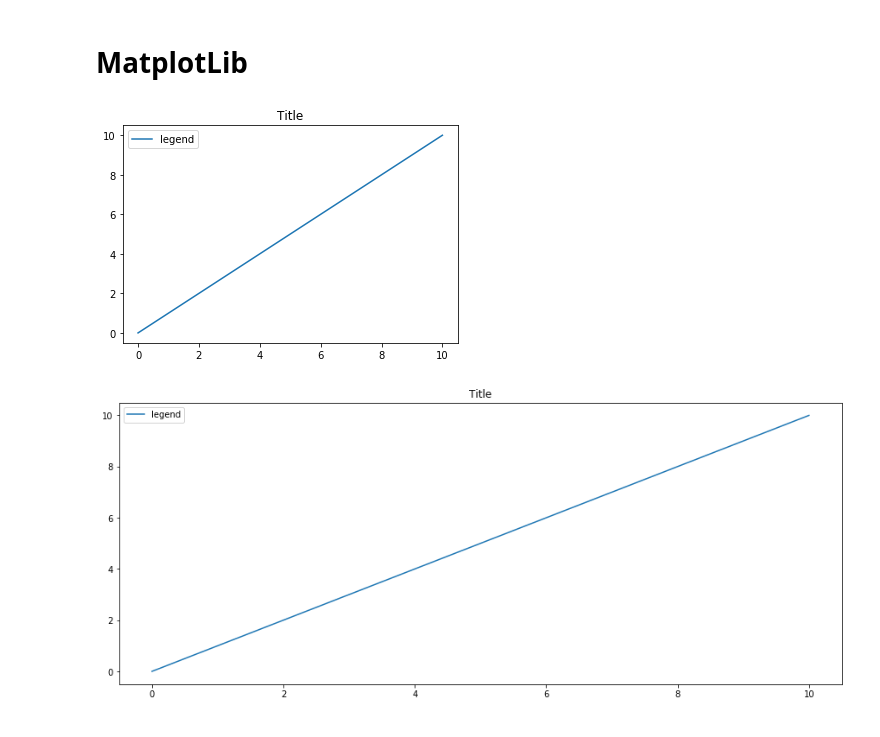
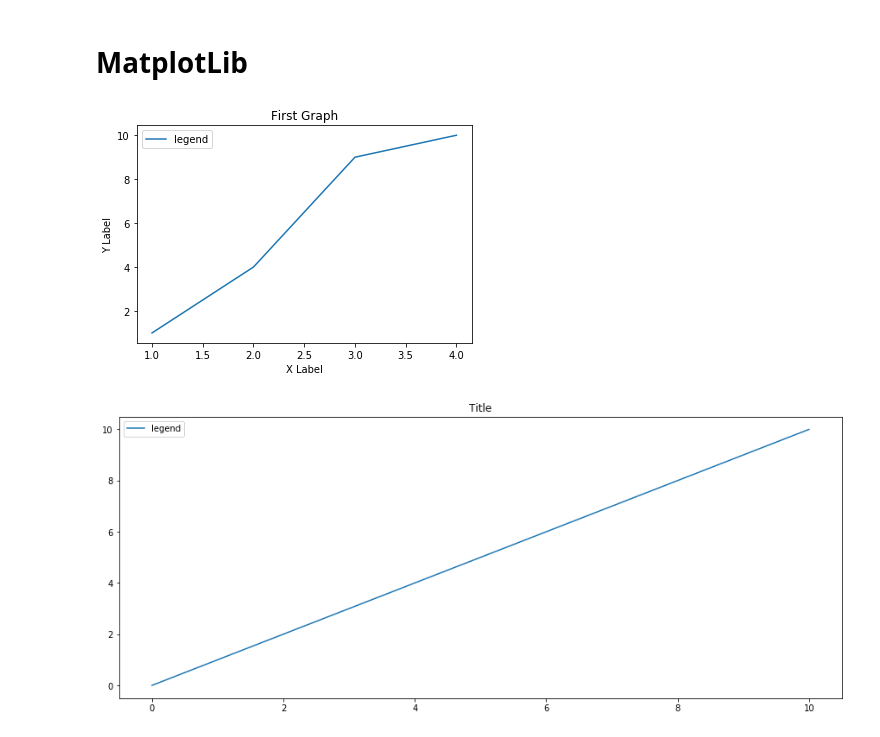
Before and after one commit to neerja198/Data-Science-Portfolio-in-Python, a Jupyter notebook: MatplotLib_Visualisation.ipynb, the cells around one changed output. Saved outputs shown, nothing was run; the diff lists cells and outputs as text; code cells hidden in the pictures.

```diff
--- a/MatplotLib_Visualisation.ipynb
+++ b/MatplotLib_Visualisation.ipynb
@@ -38,22 +38,25 @@ This is a plotting library used for 2D graphics in python programming language.
 # %%
 # Import the necessary packages and modules
 import matplotlib.pyplot as plt
 import numpy as np
 
 # Prepare the data
-x = np.linspace(0, 10, 100)
+x = [1,2,3,4]
+y= [1,4,9,10]
 
 # Plot the data
-plt.plot(x, x, label='legend')
+plt.plot(x, y, label='legend')
 
 #Add Title
-plt.title("Title")
+plt.title("First Graph")
+plt.ylabel("Y Label")
+plt.xlabel("X Label")
 
 # Add a legend
-plt.legend()
+plt.legend(loc="upper left")
 
 # Show the plot
 plt.show()
 # %% [output]
-[figure, old version]
+[figure, new version]
 # %%
```
Also changed, not shown: parts of 8 cells of this notebook.
